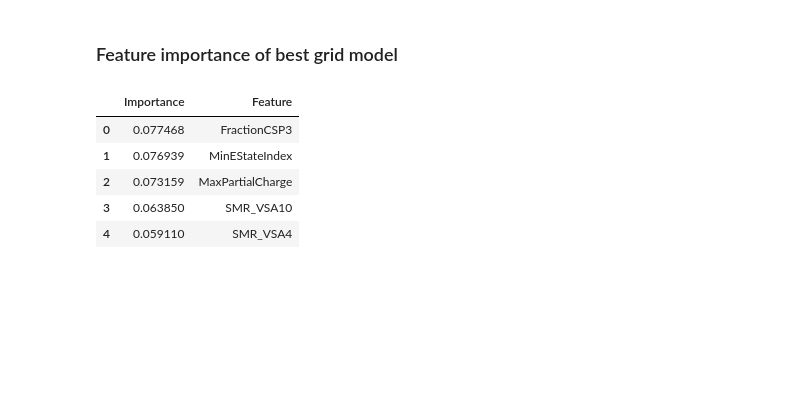
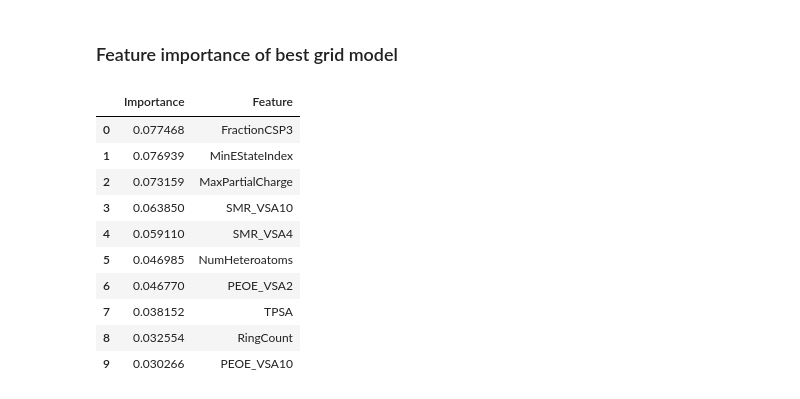
Before and after one commit to jenamis/final-project, a Jupyter notebook: MachineLearning/LCMS/Grid search on XGBoost_lcms.ipynb, the cells around one changed output. Saved outputs shown, nothing was run; the diff lists cells and outputs as text; code cells hidden in the pictures; blank space fills up the shorter version.

```diff
--- a/MachineLearning/LCMS/Grid search on XGBoost_lcms.ipynb
+++ b/MachineLearning/LCMS/Grid search on XGBoost_lcms.ipynb
@@ -325,16 +325,21 @@ pickle.dump(X_scaler, open(scaler_file, "wb"))
 # %%
 # Determine feature importance for best grid model
 # List features sorted in descending order by feature importance
 importances = best_grid.feature_importances_
 feature_importance_df = pd.DataFrame(sorted(zip(importances, X.columns), reverse = True), columns = ["Importance", "Feature"])
-feature_importance_df.head()
+feature_importance_df.head(10)
 # %% [output]
 |  | Importance | Feature |
 | 0 | 0.077468 | FractionCSP3 |
 | 1 | 0.076939 | MinEStateIndex |
 | 2 | 0.073159 | MaxPartialCharge |
 | 3 | 0.063850 | SMR_VSA10 |
 | 4 | 0.059110 | SMR_VSA4 |
+| 5 | 0.046985 | NumHeteroatoms |
+| 6 | 0.046770 | PEOE_VSA2 |
+| 7 | 0.038152 | TPSA |
+| 8 | 0.032554 | RingCount |
+| 9 | 0.030266 | PEOE_VSA10 |
 # %%
 # Save feature importance as CSV
 feature_importance_df.to_csv("lcms_xgb_feature_importance.csv", index = False)
```
Also changed, not shown: 16 other files.
